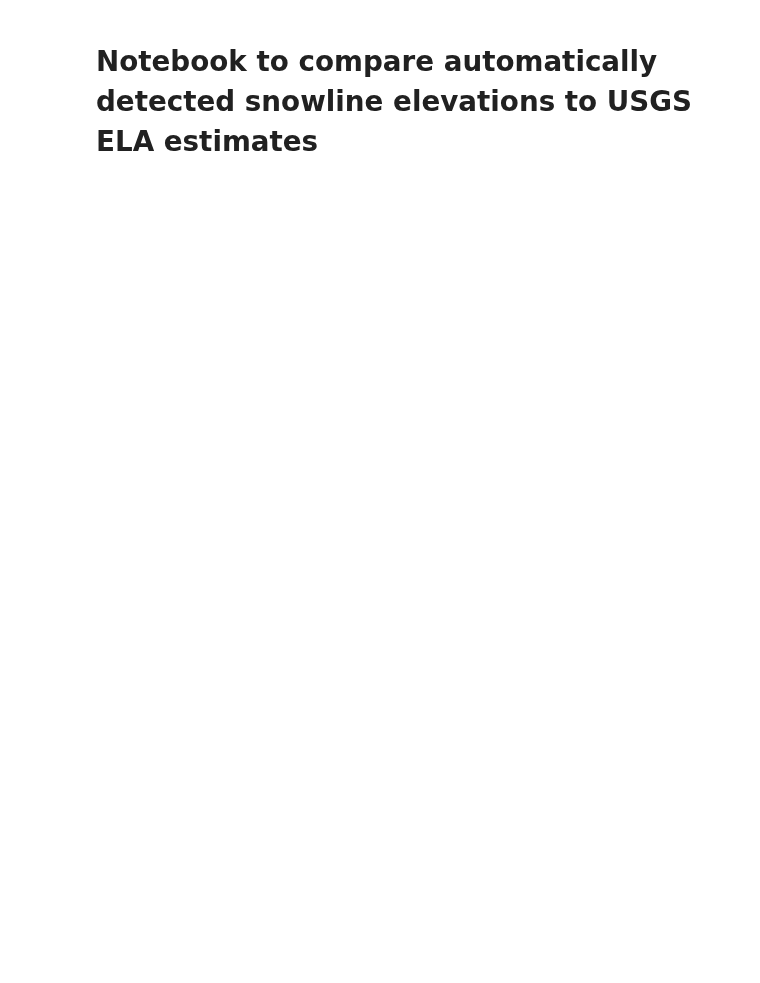
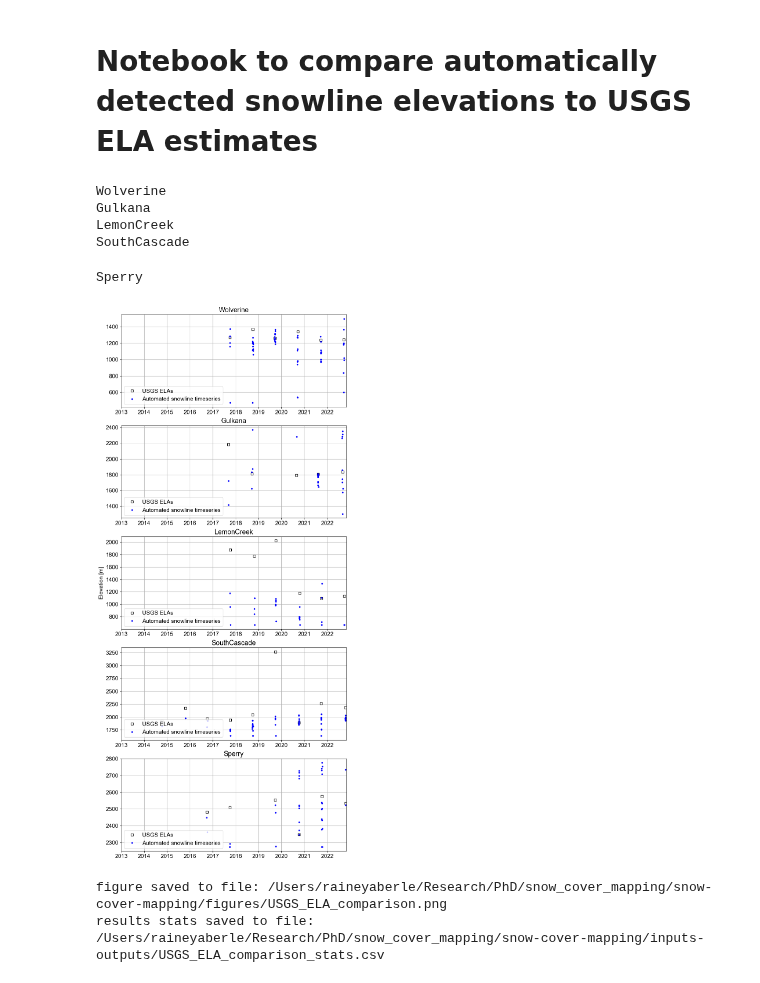
Before and after one commit to RaineyAbe/glacier-snow-cover-mapping, a Jupyter notebook: notebooks/compare_USGS_ELAs.ipynb, the cells around one changed output. Drawn from its saved outputs; the diff is of its cells as text; code cells hidden in the pictures; blank space fills up the shorter version.

Commit message:
update snowline performance metrics and figures

```diff
--- a/notebooks/compare_USGS_ELAs.ipynb
+++ b/notebooks/compare_USGS_ELAs.ipynb
@@ -13,7 +13,7 @@ from scipy.stats import iqr
 # path to USGS mass balance data
 usgs_path = '/Users/raineyaberle/Google Drive/My Drive/Research/PhD/GIS_data/USGS/benchmarkGlacier_massBalance/'
 # path to study-sites/
-study_sites_path = '/Users/raineyaberle/Google Drive/My Drive/Research/PhD/snow_cover_mapping/study-sites/'
+study_sites_path = '/Users/raineyaberle/Google Drive/My Drive/Research/CryoGARS-Glaciology/Advising/student-research/Alexandra-Friel/snow_cover_mapping_application/study-sites/'
 # path to snow-cover-mapping/
 base_path = '/Users/raineyaberle/Research/PhD/snow_cover_mapping/snow-cover-mapping/'
 # %%
@@ -64,22 +64,22 @@ for i, site_name in enumerate(site_names):
                                    'USGS Ba Date': [str(usgs_year['Ba_Date'].values[0])[0:10]],
                                    'USGS ELA [m]': [usgs_year['ELA'].values[0]],
                                    'Snowline date(s)': [sl_ests_year['datetime'].values],
-                                   'Snowline median elevations [m]': [sl_ests_year['snowlines_elevs_median_m'].values],
-                                   'Median snowline median elevations [m]': [np.nanmedian(sl_ests_year['snowlines_elevs_median_m'].values)],
-                                   'Difference median [m]': [np.nanmedian(sl_ests_year['snowlines_elevs_median_m'].values - usgs_year['ELA'].values)],
-                                   'Difference IQR [m]': [iqr(sl_ests_year['snowlines_elevs_median_m'].values - np.nanmedian(usgs_year['ELA'].values), nan_policy='omit')],
-                                   'Difference mean [m]': [np.nanmean(sl_ests_year['snowlines_elevs_median_m'].values - np.nanmedian(usgs_year['ELA'].values))],
-                                   'Difference std. [m]': [np.nanstd(sl_ests_year['snowlines_elevs_median_m'].values - np.nanmedian(usgs_year['ELA'].values))],
+                                   'Snowline median elevations [m]': [sl_ests_year['snowline_elevs_median_m'].values],
+                                   'Median snowline median elevations [m]': [np.nanmedian(sl_ests_year['snowline_elevs_median_m'].values)],
+                                   'Difference median [m]': [np.nanmedian(sl_ests_year['snowline_elevs_median_m'].values - usgs_year['ELA'].values)],
+                                   'Difference IQR [m]': [iqr(sl_ests_year['snowline_elevs_median_m'].values - np.nanmedian(usgs_year['ELA'].values), nan_policy='omit')],
+                                   'Difference mean [m]': [np.nanmean(sl_ests_year['snowline_elevs_median_m'].values - np.nanmedian(usgs_year['ELA'].values))],
+                                   'Difference std. [m]': [np.nanstd(sl_ests_year['snowline_elevs_median_m'].values - np.nanmedian(usgs_year['ELA'].values))],
                                    'N': [len(sl_ests_year)]
                                   })
             # plot
             if labeled==False:
                 ax[i].plot(usgs_year['Ba_Date'], usgs_year['ELA'], linestyle='None', marker='s', markerfacecolor='None', markeredgecolor='k', label='USGS ELAs')
-                ax[i].plot(sl_ests_year['datetime'], sl_ests_year['snowlines_elevs_median_m'], '.b', label='Automated snowline timeseries')
+                ax[i].plot(sl_ests_year['datetime'], sl_ests_year['snowline_elevs_median_m'], '.b', label='Automated snowline timeseries')
                 labeled=True # don't add any more labels to legend
             else:
                 ax[i].plot(usgs_year['Ba_Date'], usgs_year['ELA'], linestyle='None', marker='s', markerfacecolor='None', markeredgecolor='k')
-                ax[i].plot(sl_ests_year['datetime'], sl_ests_year['snowlines_elevs_median_m'], '.b')
+                ax[i].plot(sl_ests_year['datetime'], sl_ests_year['snowline_elevs_median_m'], '.b')
         else:
             result = pd.DataFrame({'Site name': [site_name],
                                    'Year': [str(unique_year)],
@@ -118,30 +118,39 @@ for i, site_name in enumerate(site_names):
     if i==2:
         ax[i].set_ylabel('Elevation [m]')
     ax[i].set_xlim(np.datetime64('2013-01-01'), np.datetime64('2022-11-01'))
 
 
 plt.show()
 
 # add column for average of all sites
 result = pd.DataFrame({'Site name': ['ALL SITES AVERAGE'],
                        'Year': 'N/A',
                        'USGS Ba Date': 'N/A',
                        'USGS ELA [m]': 'N/A',
                        'Snowline date(s)': 'N/A',
                        'Snowline median elevations [m]': 'N/A',
                        'Median snowline median elevations [m]': 'N/A',
                        'Difference median [m]': [np.nanmean(results['Difference median [m]'].values)],
                        'Difference IQR [m]': [np.nanmean(results['Difference IQR [m]'].values)],
                        'Difference mean [m]': [np.nanmean(results['Difference mean [m]'].values)],
                        'Difference std. [m]': [np.nanmean(results['Difference std. [m]'].values)],
                        'N': 'N/A'
                       })
 results = pd.concat([results, result])
 
 # save results and figure to file
 fig_fn = 'USGS_ELA_comparison.png'
 fig.savefig(base_path + 'figures/' + fig_fn, dpi=200, facecolor='w', edgecolor='none', bbox_inches='tight')
 print('figure saved to file: ' + base_path + 'figures/' + fig_fn)
 results_fn = 'USGS_ELA_comparison_stats.csv'
 results.to_csv(base_path + 'inputs-outputs/' + results_fn, index=False)
 print('results stats saved to file: ' + base_path + 'inputs-outputs/' + results_fn)
+# %% [output]
+Wolverine
+Gulkana
+LemonCreek
+SouthCascade
+Sperry
+[figure, added]
+figure saved to file: /Users/raineyaberle/Research/PhD/snow_cover_mapping/snow-cover-mapping/figures/USGS_ELA_comparison.png
+results stats saved to file: /Users/raineyaberle/Research/PhD/snow_cover_mapping/snow-cover-mapping/inputs-outputs/USGS_ELA_comparison_stats.csv
```
Also changed, not shown: parts of 1 cell of this notebook, 5 other files.
